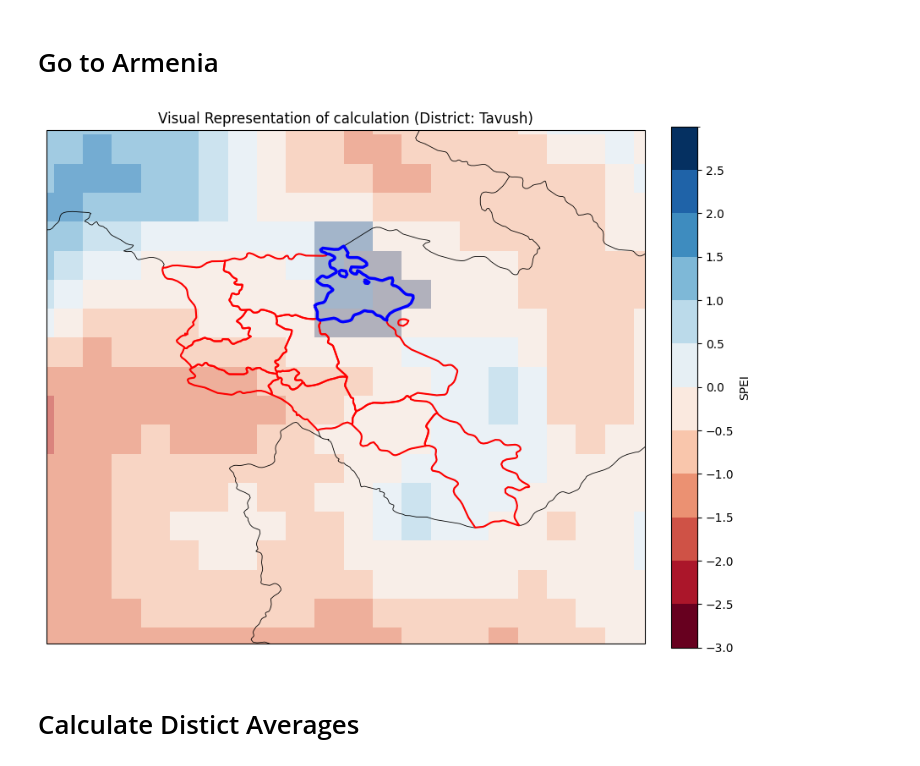
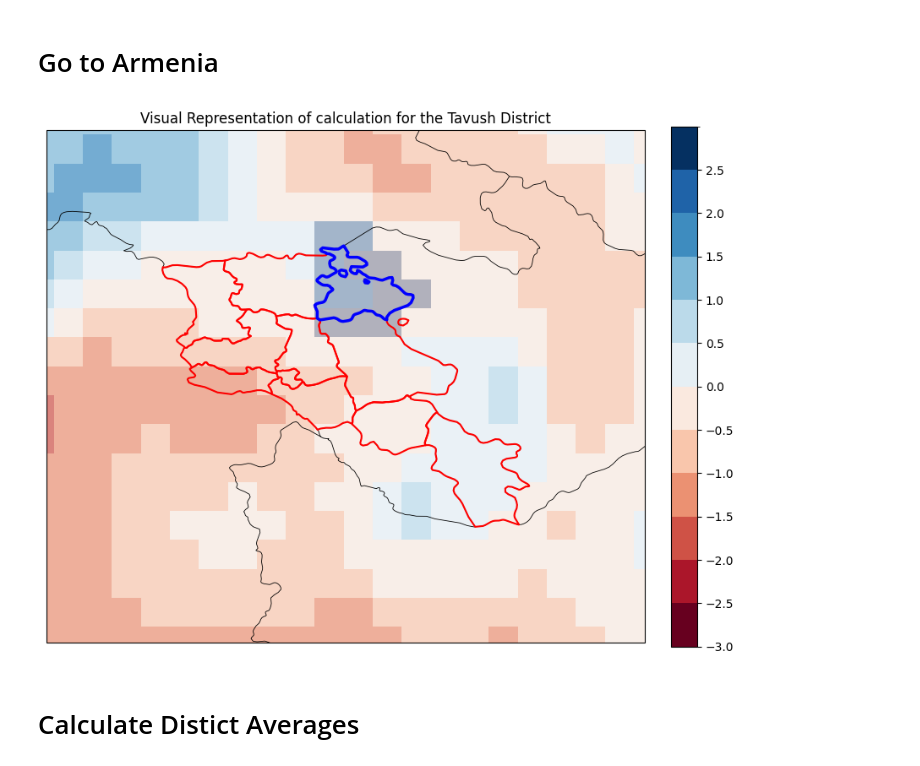
Before and after one commit to theshufflebee/dev-arm, a Jupyter notebook: data_processing/spei_processing.ipynb, the cells around one changed output. Drawn from its saved outputs; the diff is of its cells as text; code cells hidden in the pictures.

```diff
--- a/data_processing/spei_processing.ipynb
+++ b/data_processing/spei_processing.ipynb
@@ -183,8 +188,7 @@ plt.show()
 # %% [markdown]
 # Go to Armenia
 # %%
-notebook_dir = Path().resolve()
-parent_dir = notebook_dir.parent
+
 
 # Colormap from above
 
@@ -228,36 +232,38 @@ fig, ax = plt.subplots(figsize=(10, 8), subplot_kw={"projection": map_crs})
 ax.coastlines(resolution="110m", linewidth=0.8)
 ax.add_feature(cfeature.BORDERS, linewidth=0.6)
 ax.add_feature(cfeature.LAND, facecolor="none", edgecolor="black", linewidth=0.3)
 
 # Base SPEI raster
 im = ax.imshow(masked, origin="upper", extent=extent, transform=map_crs,
                cmap=cmap, norm=norm)
 
 # Overlay Armenia distric borders
 districts.boundary.plot(ax=ax, edgecolor="red", linewidth=1.5, transform=map_crs)
 
 # Overlay mask as transparent blue overlay where district pixels are selected
 #essentially masks are a overlay that are true for selected pixels and false for others
 masked_overlay = np.zeros_like(masked, dtype=float)
 masked_overlay[mask] = 1  # mark selected pixels
 ax.imshow(masked_overlay, origin="upper", extent=extent, transform=map_crs,
            cmap="Blues", alpha=0.3)
 
 # Highlight the selected district outline
 gpd.GeoSeries([district.geometry]).boundary.plot(ax=ax, edgecolor="blue", linewidth=2.5, transform=map_crs)
 
 # Zoom to Armenia based on shapefile position
 minx, miny, maxx, maxy = districts.total_bounds
 ax.set_extent([minx - 1, maxx + 1, miny - 1, maxy + 1], crs=map_crs) # add tolerance so map isnt claustrophobic
 
 #Colorbar
 cbar = fig.colorbar(im, ax=ax, orientation="vertical", fraction=0.046, pad=0.04, ticks=bounds[:-1])
-cbar.set_label("SPEI")
+cbar.set_label("")
 
-ax.set_title(f"Visual Representation of calculation (District: {district_name})")
+ax.set_title(f"Visual Representation of calculation for the {district_name} District")
+plt.savefig(parent_dir / 'figures/plot_pixel_selection.png', dpi=300)
+
 plt.show()
 # %% [output]
-[figure, old version]
+[figure, new version]
 # %% [markdown]
 # Calculate Distict Averages
 # %%
```
Also changed, not shown: parts of 4 cells of this notebook, 3 other files.
